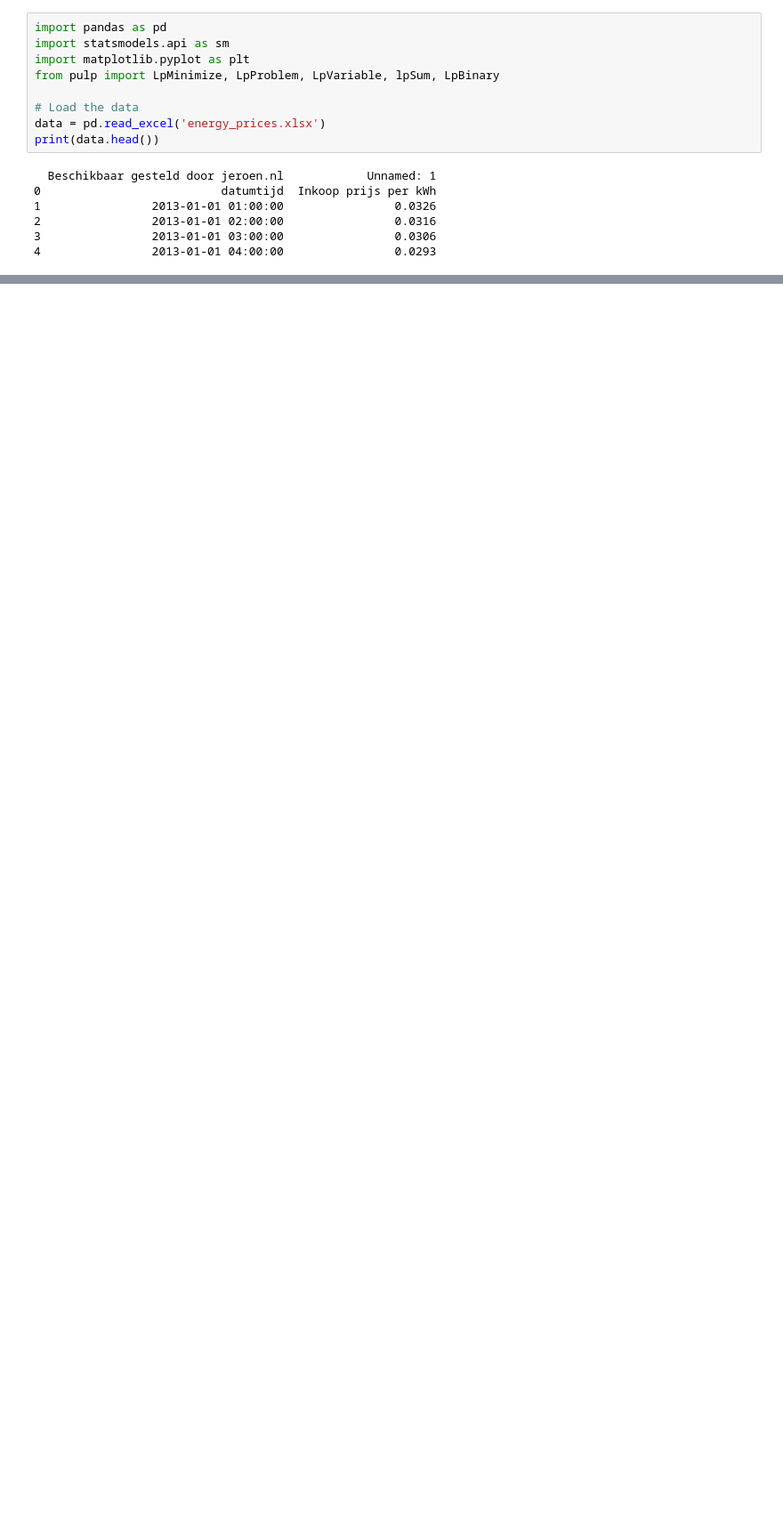
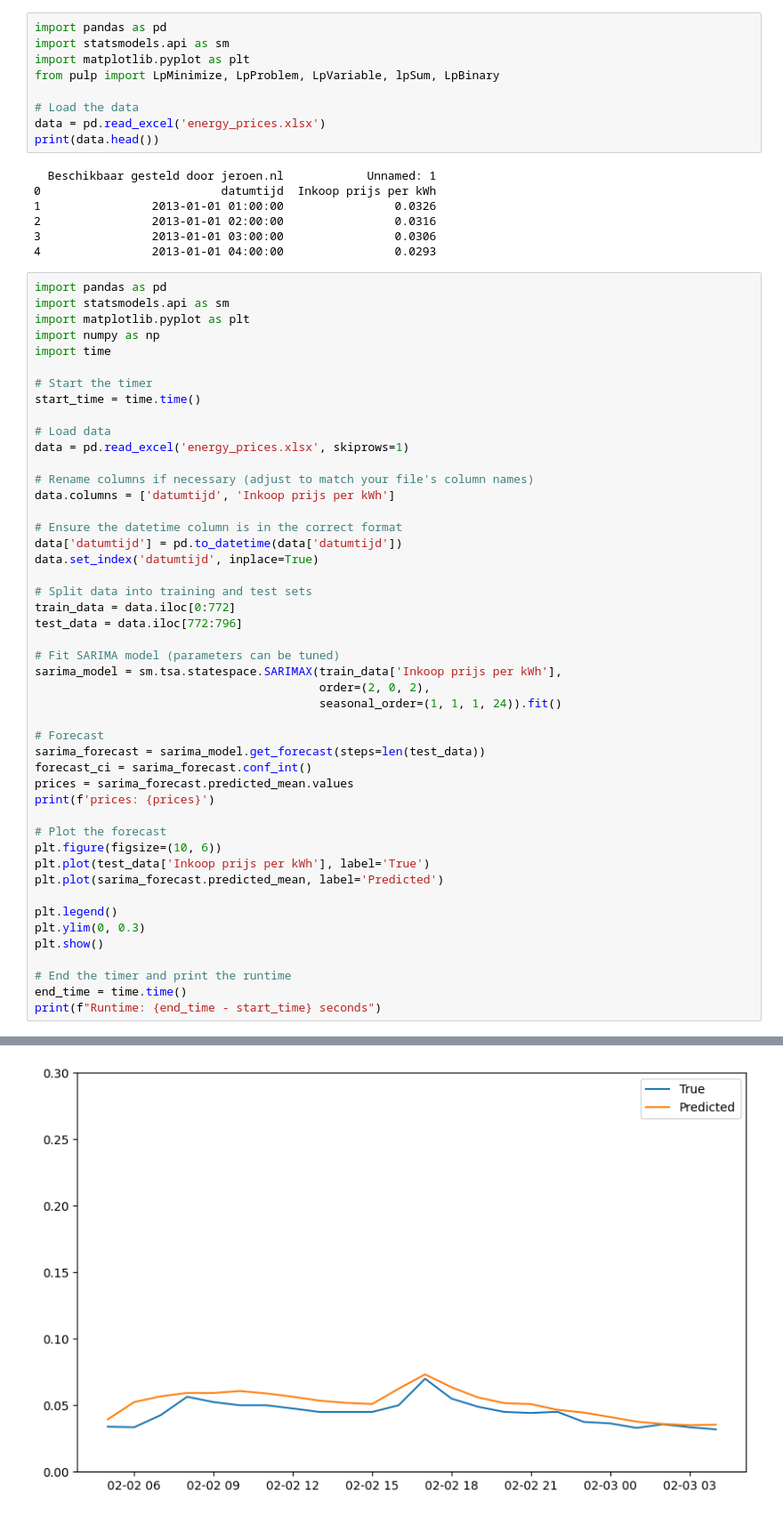
Before and after one commit to MichallHuNL/Smart-Charging-RL-main, a Jupyter notebook: codes/MILP_paper_forecast.ipynb, the cells around one changed output, grey strips where cells are left out. Shown at 89% size. Cells and saved outputs as stored; diff of their text form; blank space fills up the shorter version.

```diff
--- a/codes/MILP_paper_forecast.ipynb
+++ b/codes/MILP_paper_forecast.ipynb
@@ -14,3 +14,51 @@ print(data.head())
 2                2013-01-01 02:00:00                0.0316
 3                2013-01-01 03:00:00                0.0306
 4                2013-01-01 04:00:00                0.0293
+# %%
+import pandas as pd
+import statsmodels.api as sm
+import matplotlib.pyplot as plt
+import numpy as np
+import time
+
+# Start the timer
+start_time = time.time()
+
+# Load data
+data = pd.read_excel('energy_prices.xlsx', skiprows=1)
+
+# Rename columns if necessary (adjust to match your file's column names)
+data.columns = ['datumtijd', 'Inkoop prijs per kWh']
+
+# Ensure the datetime column is in the correct format
+data['datumtijd'] = pd.to_datetime(data['datumtijd'])
+data.set_index('datumtijd', inplace=True)
+
+# Split data into training and test sets
+train_data = data.iloc[0:772]
+test_data = data.iloc[772:796]
+
+# Fit SARIMA model (parameters can be tuned)
+sarima_model = sm.tsa.statespace.SARIMAX(train_data['Inkoop prijs per kWh'],
+                                         order=(2, 0, 2),
+                                         seasonal_order=(1, 1, 1, 24)).fit()
+
+# Forecast
+sarima_forecast = sarima_model.get_forecast(steps=len(test_data))
+forecast_ci = sarima_forecast.conf_int()
+prices = sarima_forecast.predicted_mean.values
+print(f'prices: {prices}')
+
+# Plot the forecast
+plt.figure(figsize=(10, 6))
+plt.plot(test_data['Inkoop prijs per kWh'], label='True')
+plt.plot(sarima_forecast.predicted_mean, label='Predicted')
+
+plt.legend()
+plt.ylim(0, 0.3)
+plt.show()
+
+# End the timer and print the runtime
+end_time = time.time()
+print(f"Runtime: {end_time - start_time} seconds")
+# %% [output]
@@ -16,0 +87 @@ print(data.head())
+[figure, added]
```
Also changed, not shown: parts of 3 cells of this notebook.
